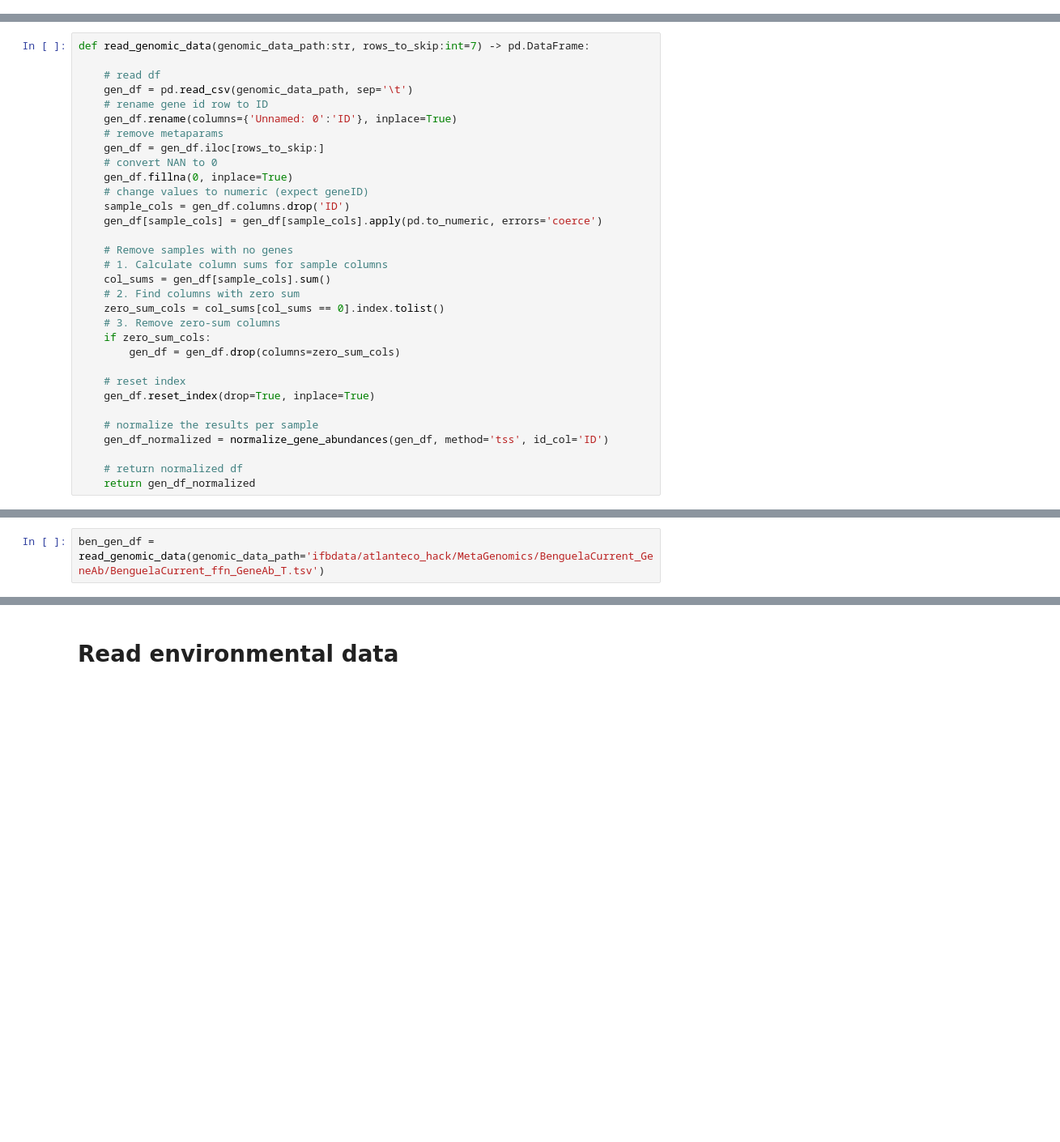
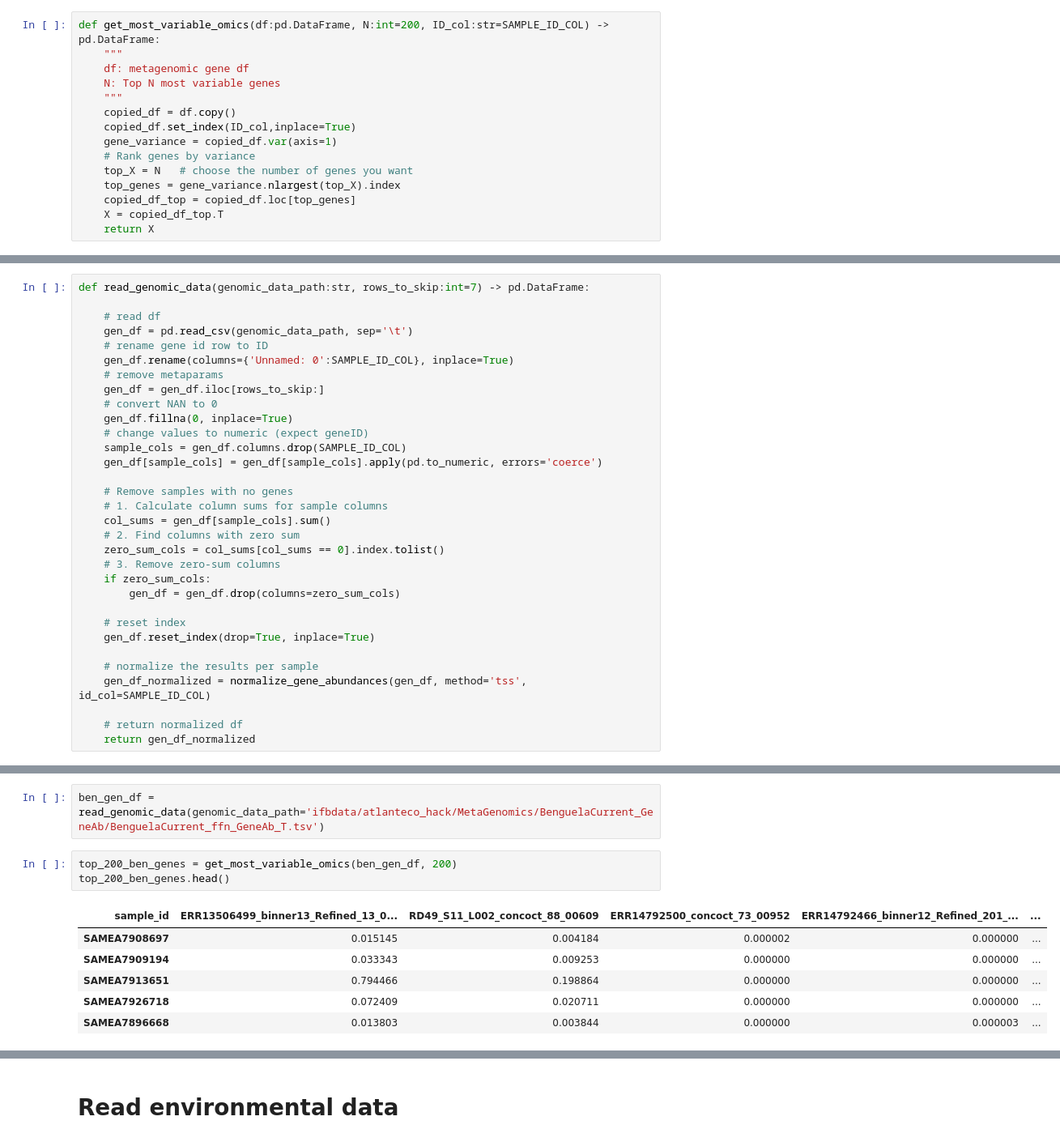
Before and after one commit to oramar1256/OMGeEP_AECO_Hackathon, a Jupyter notebook: OMGeEP_AECO_Hackathon.ipynb, the cells around one changed output, grey strips where cells are left out. Shown at 81% size. Cells and saved outputs as stored; diff of their text form; blank space fills up the shorter version.

```diff
--- a/OMGeEP_AECO_Hackathon.ipynb
+++ b/OMGeEP_AECO_Hackathon.ipynb
@@ -53,0 +46,15 @@ OUTPUT_DIR = 'ifbdata/atlanteco_hack/OMGeEP/output_files'
+# %%
+def get_most_variable_omics(df:pd.DataFrame, N:int=200, ID_col:str=SAMPLE_ID_COL) -> pd.DataFrame:
+    """
+    df: metagenomic gene df
+    N: Top N most variable genes
+    """
+    copied_df = df.copy()
+    copied_df.set_index(ID_col,inplace=True)
+    gene_variance = copied_df.var(axis=1)
+    # Rank genes by variance
+    top_X = N   # choose the number of genes you want
+    top_genes = gene_variance.nlargest(top_X).index
+    copied_df_top = copied_df.loc[top_genes]
+    X = copied_df_top.T
+    return X
@@ -143,13 +178,13 @@ def read_genomic_data(genomic_data_path:str, rows_to_skip:int=7) -> pd.DataFrame
     # read df
     gen_df = pd.read_csv(genomic_data_path, sep='\t')
     # rename gene id row to ID
-    gen_df.rename(columns={'Unnamed: 0':'ID'}, inplace=True)
+    gen_df.rename(columns={'Unnamed: 0':SAMPLE_ID_COL}, inplace=True)
     # remove metaparams
     gen_df = gen_df.iloc[rows_to_skip:]
     # convert NAN to 0
     gen_df.fillna(0, inplace=True)
     # change values to numeric (expect geneID)
-    sample_cols = gen_df.columns.drop('ID')
+    sample_cols = gen_df.columns.drop(SAMPLE_ID_COL)
     gen_df[sample_cols] = gen_df[sample_cols].apply(pd.to_numeric, errors='coerce')
 
     # Remove samples with no genes
@@ -165,7 +200,7 @@ def read_genomic_data(genomic_data_path:str, rows_to_skip:int=7) -> pd.DataFrame
     gen_df.reset_index(drop=True, inplace=True)
 
     # normalize the results per sample
-    gen_df_normalized = normalize_gene_abundances(gen_df, method='tss', id_col='ID')
+    gen_df_normalized = normalize_gene_abundances(gen_df, method='tss', id_col=SAMPLE_ID_COL)
 
     # return normalized df
     return gen_df_normalized
@@ -173,3 +208,13 @@ def read_genomic_data(genomic_data_path:str, rows_to_skip:int=7) -> pd.DataFrame
 ## Running genomic code
 # %%
 ben_gen_df = read_genomic_data(genomic_data_path='ifbdata/atlanteco_hack/MetaGenomics/BenguelaCurrent_GeneAb/BenguelaCurrent_ffn_GeneAb_T.tsv')
+# %%
+top_200_ben_genes = get_most_variable_omics(ben_gen_df, 200)
+top_200_ben_genes.head()
+# %% [output]
+| sample_id | ERR13506499_binner13_Refined_13_0... | RD49_S11_L002_concoct_88_00609 | ERR14792500_concoct_73_00952 | ERR14792466_binner12_Refined_201_... | ... |
+| SAMEA7908697 | 0.015145 | 0.004184 | 0.000002 | 0.000000 | ... |
+| SAMEA7909194 | 0.033343 | 0.009253 | 0.000000 | 0.000000 | ... |
+| SAMEA7913651 | 0.794466 | 0.198864 | 0.000000 | 0.000000 | ... |
+| SAMEA7926718 | 0.072409 | 0.020711 | 0.000000 | 0.000000 | ... |
+| SAMEA7896668 | 0.013803 | 0.003844 | 0.000000 | 0.000003 | ... |
```
Also changed, not shown: parts of 50 cells of this notebook.
